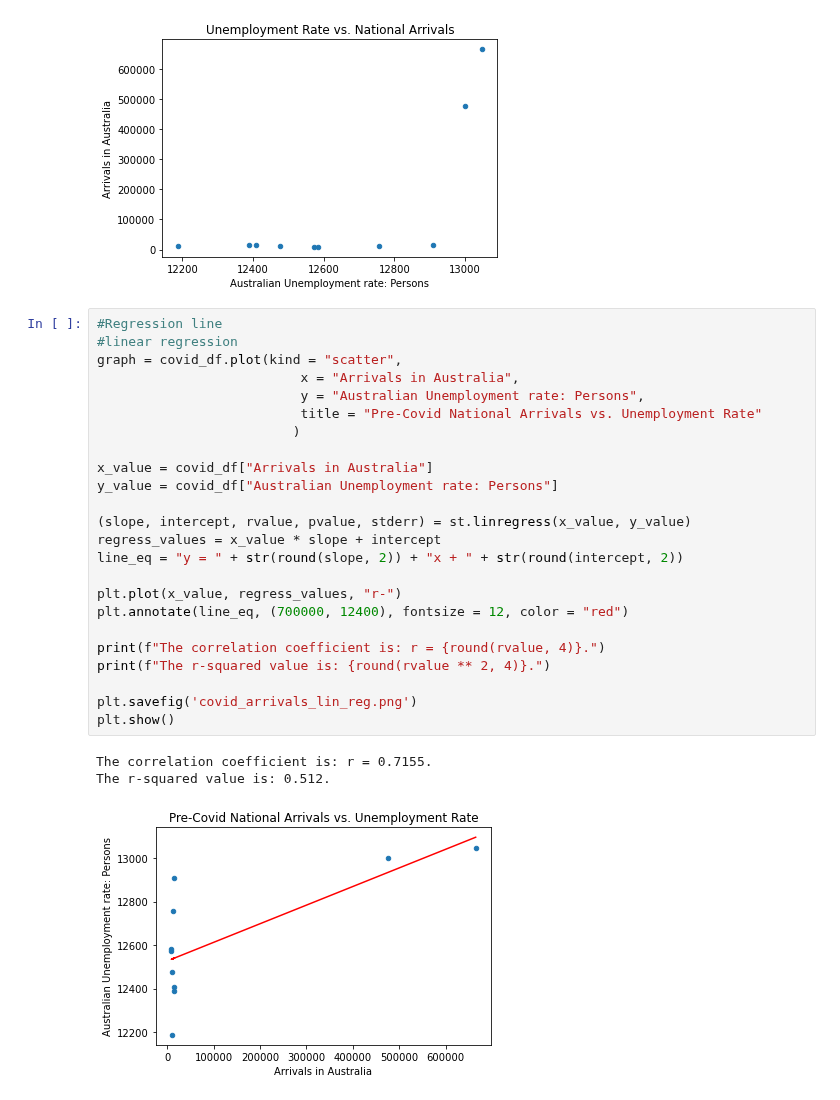
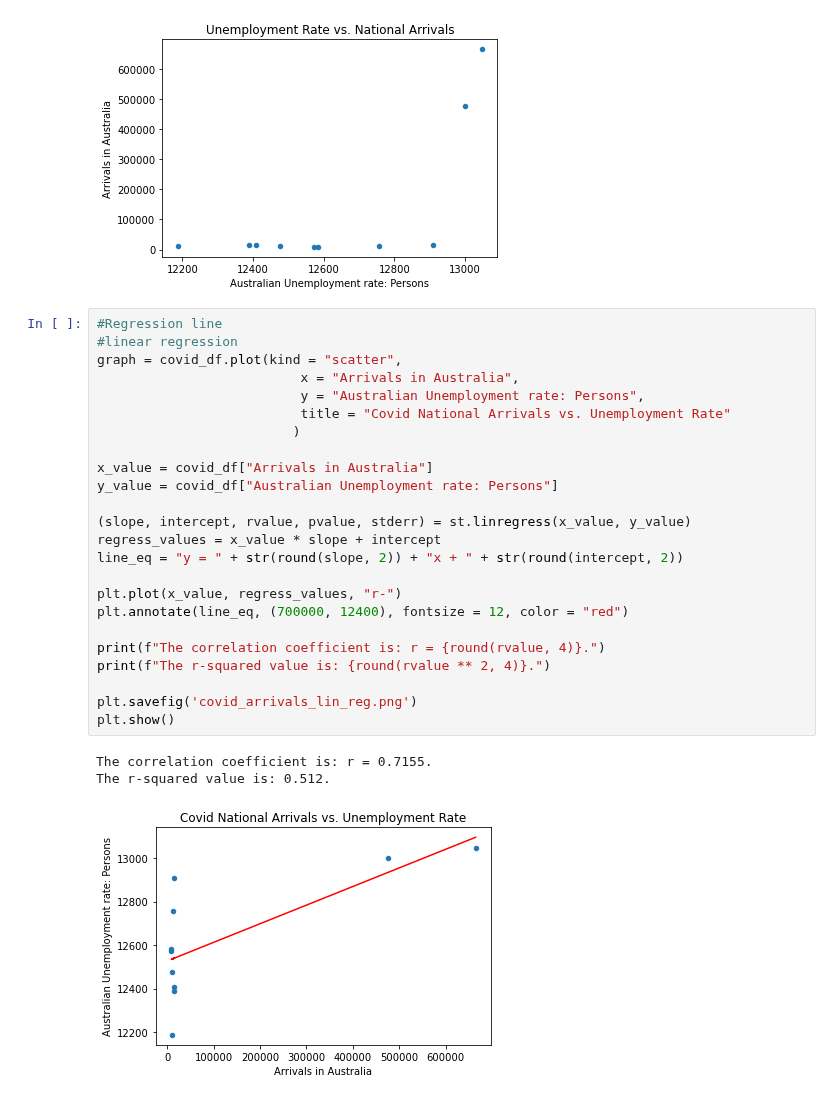
Before and after one commit to tomjp90/Project-1, a Jupyter notebook: Emily Part 3.ipynb, the cells around one changed output. Drawn from its saved outputs; the diff is of its cells as text.

```diff
--- a/Emily Part 3.ipynb
+++ b/Emily Part 3.ipynb
@@ -251,28 +251,28 @@ plt.savefig('Covid_arrival_vs_unemployment.png')
 # %%
 #Regression line
 #linear regression
 graph = covid_df.plot(kind = "scatter",
                           x = "Arrivals in Australia",
                           y = "Australian Unemployment rate: Persons",
-                          title = "Pre-Covid National Arrivals vs. Unemployment Rate"
+                          title = "Covid National Arrivals vs. Unemployment Rate"
                          )
 
 x_value = covid_df["Arrivals in Australia"]
 y_value = covid_df["Australian Unemployment rate: Persons"]
 
 (slope, intercept, rvalue, pvalue, stderr) = st.linregress(x_value, y_value)
 regress_values = x_value * slope + intercept
 line_eq = "y = " + str(round(slope, 2)) + "x + " + str(round(intercept, 2))
 
 plt.plot(x_value, regress_values, "r-")
 plt.annotate(line_eq, (700000, 12400), fontsize = 12, color = "red")
 
 print(f"The correlation coefficient is: r = {round(rvalue, 4)}.")
 print(f"The r-squared value is: {round(rvalue ** 2, 4)}.")
 
 plt.savefig('covid_arrivals_lin_reg.png')
 plt.show()
 # %% [output]
 The correlation coefficient is: r = 0.7155.
 The r-squared value is: 0.512.
-[figure, old version]
+[figure, new version]
```
Also changed, not shown: 1 other file.
